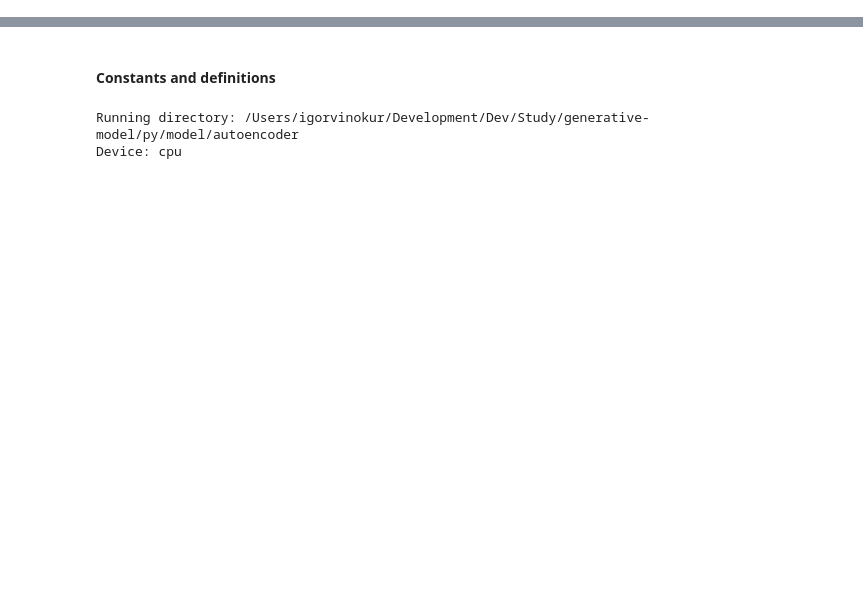
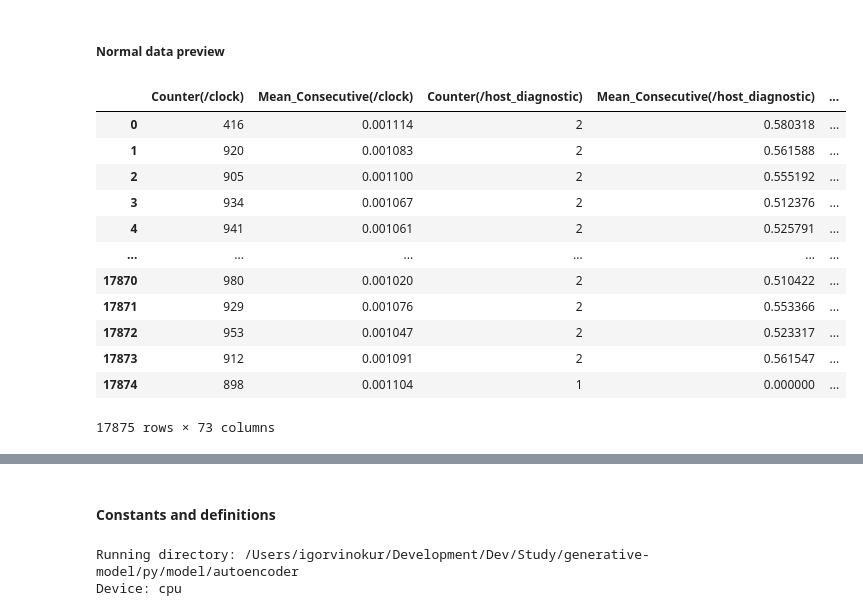
Before and after one commit to ivinokuri/generative-model, a Jupyter notebook: py/model/autoencoder/DataAnalyzing.ipynb, the cells around one changed output, grey strips where cells are left out. Cells and saved outputs as stored; diff of their text form; code cells hidden in the pictures; blank space fills up the shorter version.

```diff
--- a/py/model/autoencoder/DataAnalyzing.ipynb
+++ b/py/model/autoencoder/DataAnalyzing.ipynb
@@ -15,0 +29,19 @@ import datetime
+# %% [markdown]
+##### Normal data preview
+# %%
+DATA = pandas.read_csv('../../../rnn/merged.csv')
+DATA
+# %% [output]
+|  | Counter(/clock) | Mean_Consecutive(/clock) | Counter(/host_diagnostic) | Mean_Consecutive(/host_diagnostic) | ... |
+| 0 | 416 | 0.001114 | 2 | 0.580318 | ... |
+| 1 | 920 | 0.001083 | 2 | 0.561588 | ... |
+| 2 | 905 | 0.001100 | 2 | 0.555192 | ... |
+| 3 | 934 | 0.001067 | 2 | 0.512376 | ... |
+| 4 | 941 | 0.001061 | 2 | 0.525791 | ... |
+| ... | ... | ... | ... | ... | ... |
+| 17870 | 980 | 0.001020 | 2 | 0.510422 | ... |
+| 17871 | 929 | 0.001076 | 2 | 0.553366 | ... |
+| 17872 | 953 | 0.001047 | 2 | 0.523317 | ... |
+| 17873 | 912 | 0.001091 | 2 | 0.561547 | ... |
+| 17874 | 898 | 0.001104 | 1 | 0.000000 | ... |
+17875 rows × 73 columns
```
Also changed, not shown: parts of 13 cells of this notebook, 21 other files.
